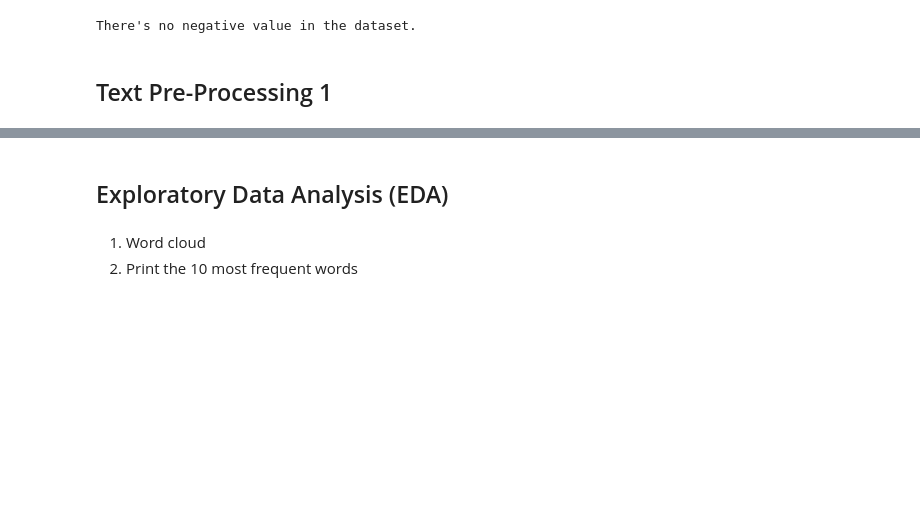
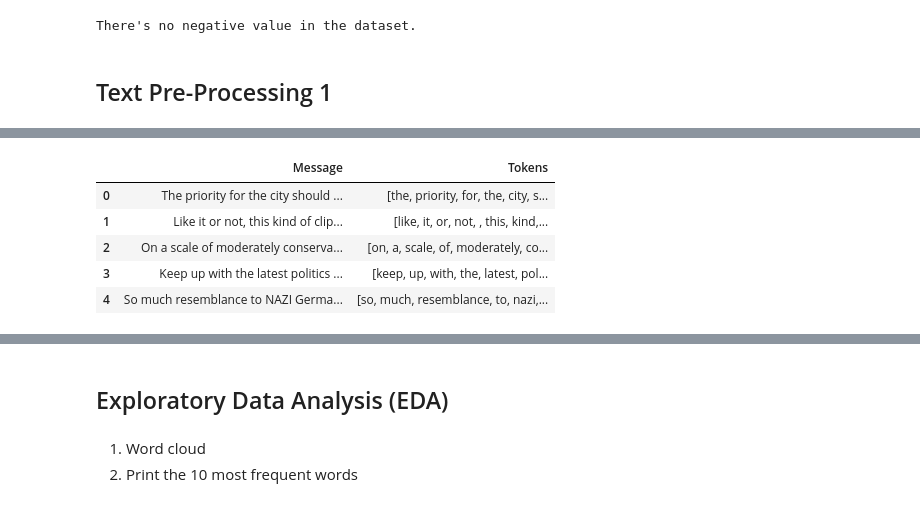
Before and after one commit to JanisJ2/jsc270-a4, a Jupyter notebook: JSC270_Assignment_4.ipynb, the cells around one changed output, grey strips where cells are left out. Drawn from its saved outputs; the diff is of its cells as text; code cells hidden in the pictures; blank space fills up the shorter version.

```diff
--- a/JSC270_Assignment_4.ipynb
+++ b/JSC270_Assignment_4.ipynb
@@ -510,0 +531,18 @@ There's no negative value in the dataset.
+# %%
+# tokenize each tweet
+tokenize(df)
+
+# # remove punctuation in the Tokens
+remove_punctuation(df)
+
+# # convert each token to lowercase
+convert_to_lowercase(df)
+
+df.head()
+# %% [output]
+|  | Message | Tokens |
+| 0 | The priority for the city should ... | [the, priority, for, the, city, s... |
+| 1 | Like it or not, this kind of clip... | [like, it, or, not, , this, kind,... |
+| 2 | On a scale of moderately conserva... | [on, a, scale, of, moderately, co... |
+| 3 | Keep up with the latest politics ... | [keep, up, with, the, latest, pol... |
+| 4 | So much resemblance to NAZI Germa... | [so, much, resemblance, to, nazi,... |
```
Also changed, not shown: parts of 7 cells of this notebook.
